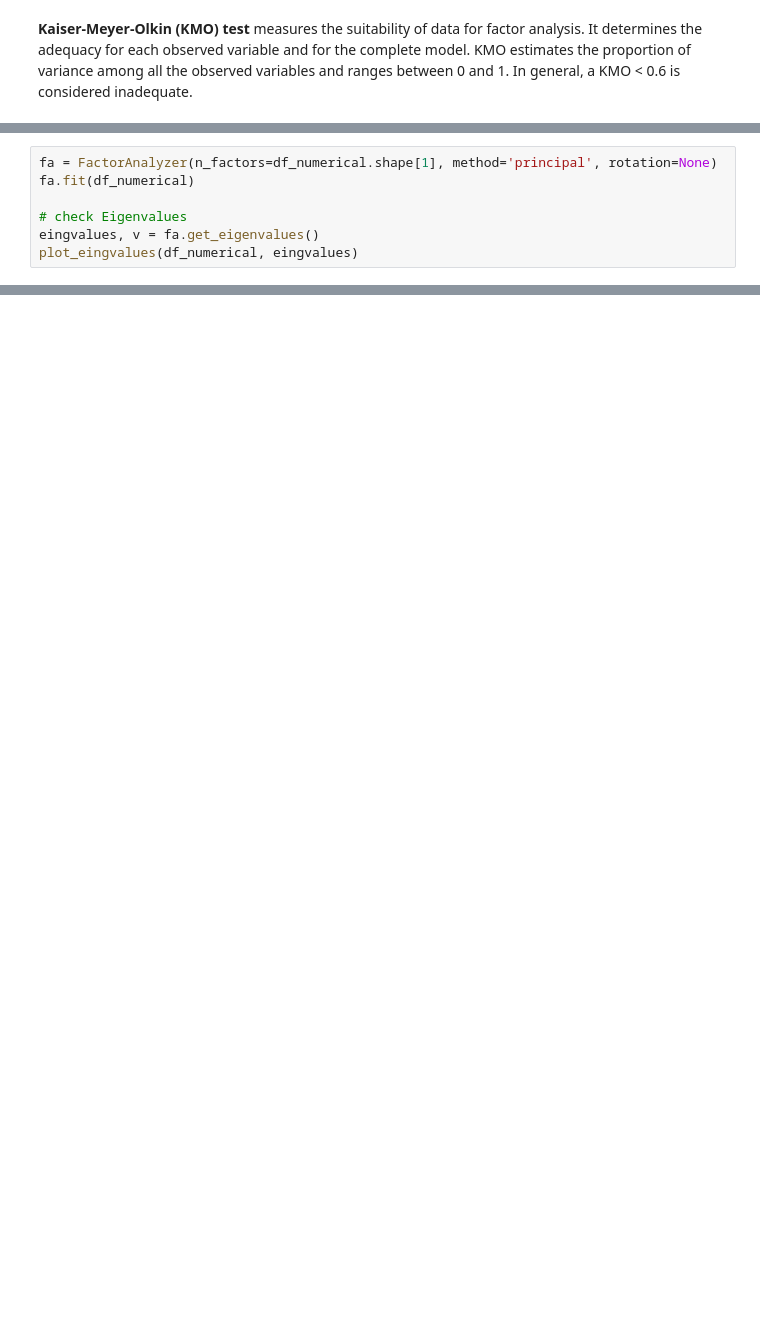
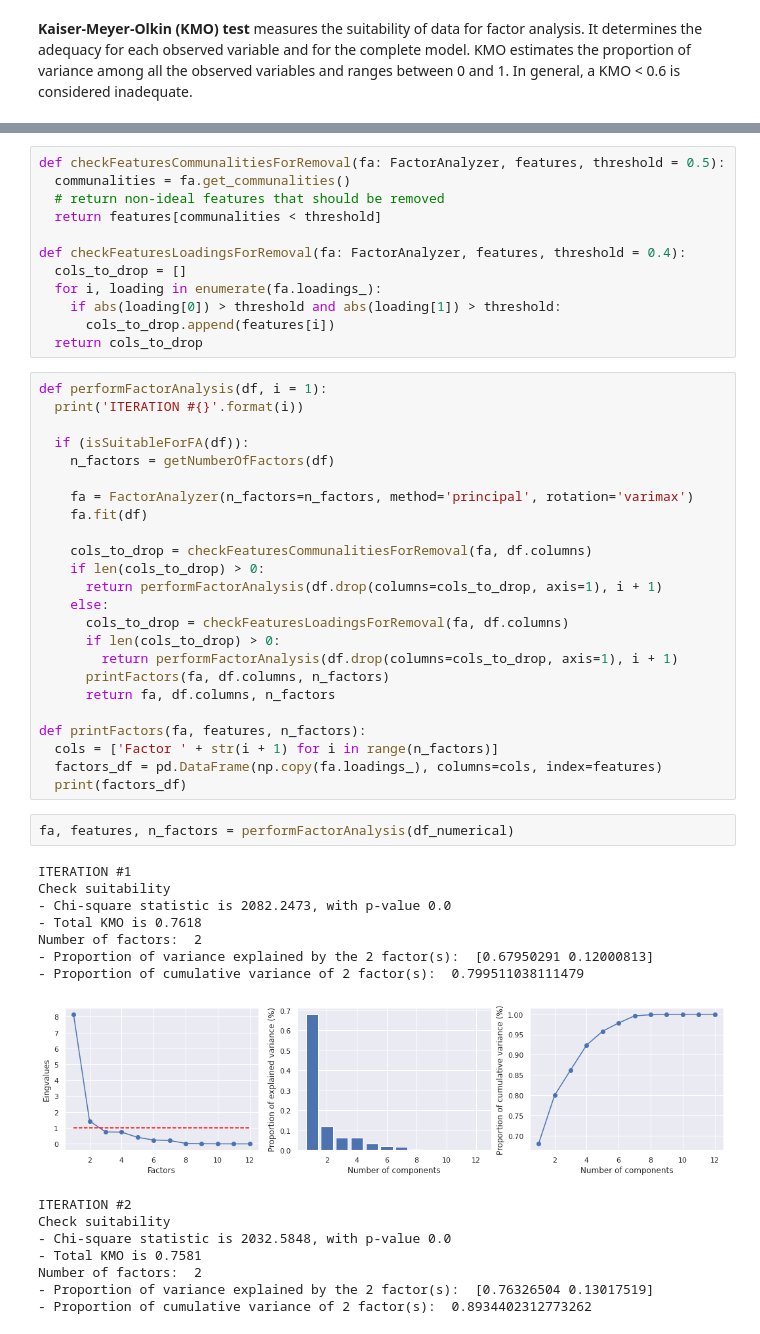
Before and after one commit to gisliany/uber-liveability-natal, a Jupyter notebook: indicator.ipynb, the cells around one changed output, grey strips where cells are left out. Cells and saved outputs as stored; diff of their text form; blank space fills up the shorter version.

Commit message:
wip: Factor Analysis algorithm is done

```diff
--- a/indicator.ipynb
+++ b/indicator.ipynb
@@ -139,7 +119,0 @@ def plot_eingvalues(df, eingvalues):
-# %%
-fa = FactorAnalyzer(n_factors=df_numerical.shape[1], method='principal', rotation=None)
-fa.fit(df_numerical)
-
-# check Eigenvalues
-eingvalues, v = fa.get_eigenvalues()
-plot_eingvalues(df_numerical, eingvalues)
@@ -147,0 +153,54 @@ plot_eingvalues(df_numerical, eingvalues)
+# %%
+def checkFeaturesCommunalitiesForRemoval(fa: FactorAnalyzer, features, threshold = 0.5):
+  communalities = fa.get_communalities()
+  # return non-ideal features that should be removed
+  return features[communalities < threshold]
+
+def checkFeaturesLoadingsForRemoval(fa: FactorAnalyzer, features, threshold = 0.4):
+  cols_to_drop = []
+  for i, loading in enumerate(fa.loadings_):
+    if abs(loading[0]) > threshold and abs(loading[1]) > threshold:
+      cols_to_drop.append(features[i])
+  return cols_to_drop
+# %%
+def performFactorAnalysis(df, i = 1):
+  print('ITERATION #{}'.format(i))
+
+  if (isSuitableForFA(df)):
+    n_factors = getNumberOfFactors(df)
+
+    fa = FactorAnalyzer(n_factors=n_factors, method='principal', rotation='varimax')
+    fa.fit(df)
+
+    cols_to_drop = checkFeaturesCommunalitiesForRemoval(fa, df.columns)
+    if len(cols_to_drop) > 0:
+      return performFactorAnalysis(df.drop(columns=cols_to_drop, axis=1), i + 1)
+    else:
+      cols_to_drop = checkFeaturesLoadingsForRemoval(fa, df.columns)
+      if len(cols_to_drop) > 0:
+        return performFactorAnalysis(df.drop(columns=cols_to_drop, axis=1), i + 1)
+      printFactors(fa, df.columns, n_factors)
+      return fa, df.columns, n_factors
+
+def printFactors(fa, features, n_factors):
+  cols = ['Factor ' + str(i + 1) for i in range(n_factors)]
+  factors_df = pd.DataFrame(np.copy(fa.loadings_), columns=cols, index=features)
+  print(factors_df)
+# %%
+fa, features, n_factors = performFactorAnalysis(df_numerical)
+# %% [output]
+ITERATION #1
+Check suitability
+- Chi-square statistic is 2082.2473, with p-value 0.0
+- Total KMO is 0.7618
+Number of factors:  2
+- Proportion of variance explained by the 2 factor(s):  [0.67950291 0.12000813]
+- Proportion of cumulative variance of 2 factor(s):  0.799511038111479
+[figure, added]
+ITERATION #2
+Check suitability
+- Chi-square statistic is 2032.5848, with p-value 0.0
+- Total KMO is 0.7581
+Number of factors:  2
+- Proportion of variance explained by the 2 factor(s):  [0.76326504 0.13017519]
+- Proportion of cumulative variance of 2 factor(s):  0.8934402312773262
```
Also changed, not shown: parts of 13 cells of this notebook.
